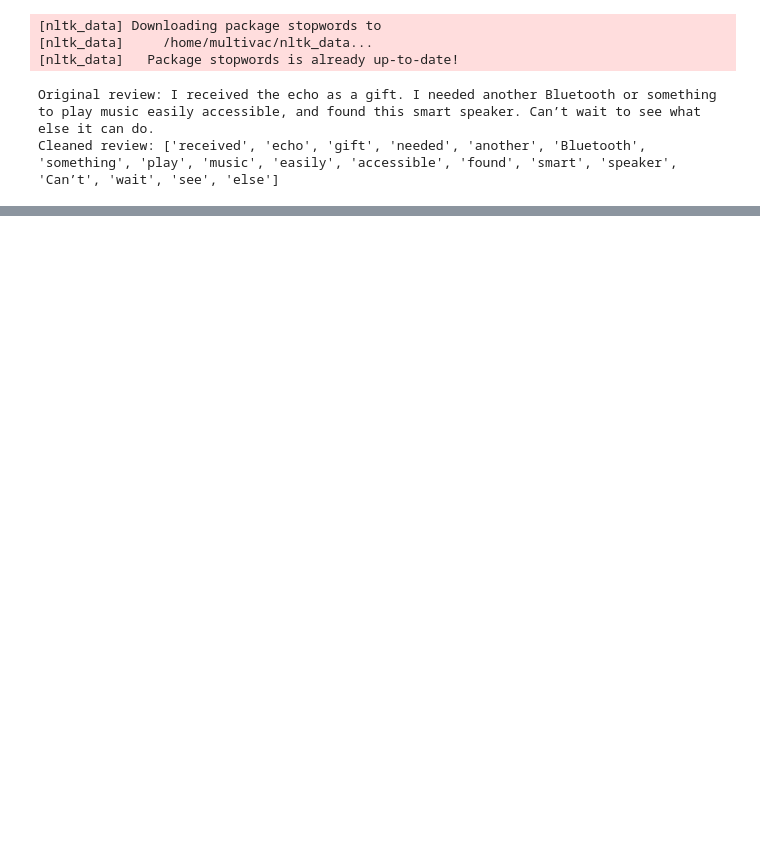
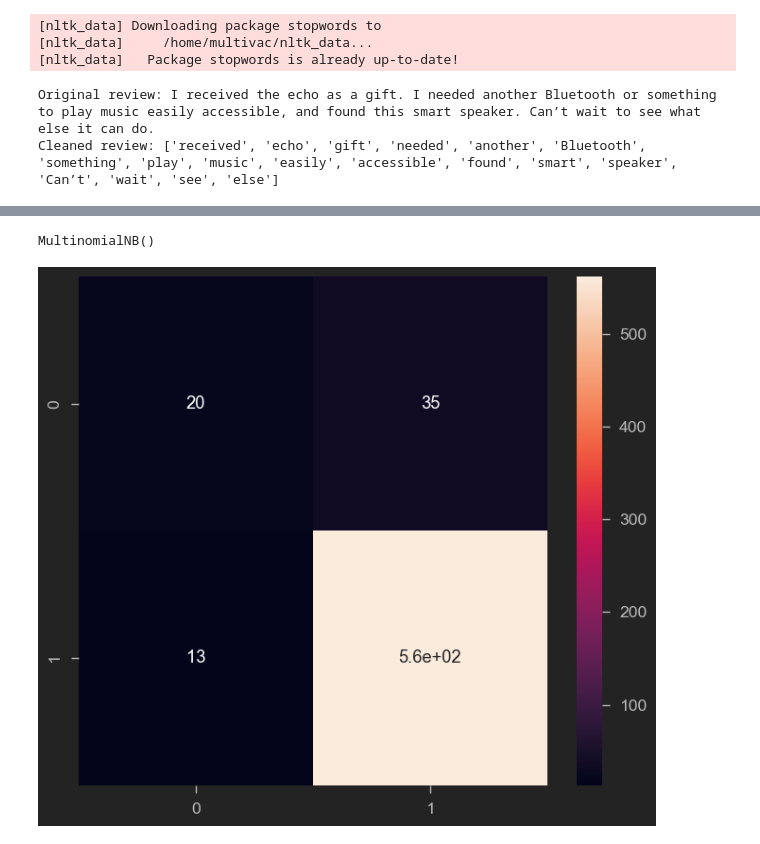
Before and after one commit to andgaspez/nlp, a Jupyter notebook: sentiment_analysis.ipynb, the cells around one changed output, grey strips where cells are left out. Drawn from its saved outputs; the diff is of its cells as text; code cells hidden in the pictures; blank space fills up the shorter version.

```diff
--- a/sentiment_analysis.ipynb
+++ b/sentiment_analysis.ipynb
@@ -185,0 +205,6 @@ reviews_countvectorizer = vectorizer.fit_transform(reviews_df['verified_reviews'
+# %%
+reviews = pd.DataFrame(reviews_countvectorizer.toarray())
+X = reviews
+# %%
+Y = reviews_df['feedback']
+Y
@@ -185,0 +224,12 @@ reviews_countvectorizer = vectorizer.fit_transform(reviews_df['verified_reviews'
+# %%
+from sklearn.model_selection import train_test_split #standard process whenever we train an AI or ML model
+#we train with 80% of the data, the performance is assest in an unbiased way using new data never seen before (20%)
+
+X_train, X_test, Y_train, Y_test = train_test_split(X, Y, test_size = 0.2)
+# %%
+from sklearn.naive_bayes import MultinomialNB
+
+NB_classifier = MultinomialNB()
+NB_classifier.fit(X_train, Y_train)
+# %% [output]
+MultinomialNB()
@@ -185,0 +238,8 @@ reviews_countvectorizer = vectorizer.fit_transform(reviews_df['verified_reviews'
+# %%
+# Predicting the Test set results
+Y_predict_test = NB_classifier.predict(X_test)
+cm = confusion_matrix(Y_test, Y_predict_test)
+sns.heatmap(cm, annot=True)
+plt.show()
+# %% [output]
+[figure, added]
```
Also changed, not shown: parts of 14 cells of this notebook.
